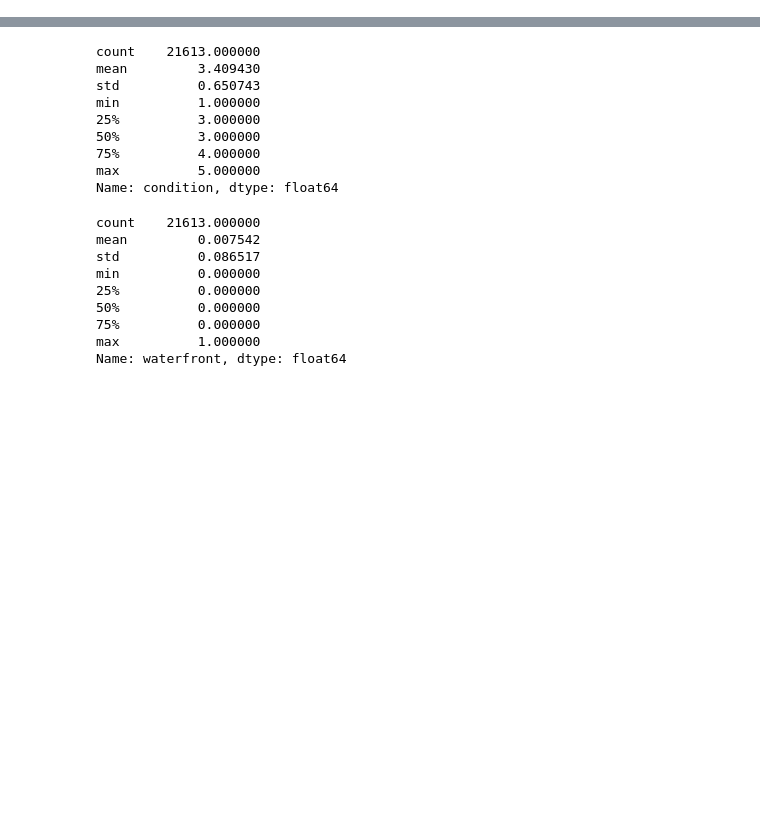
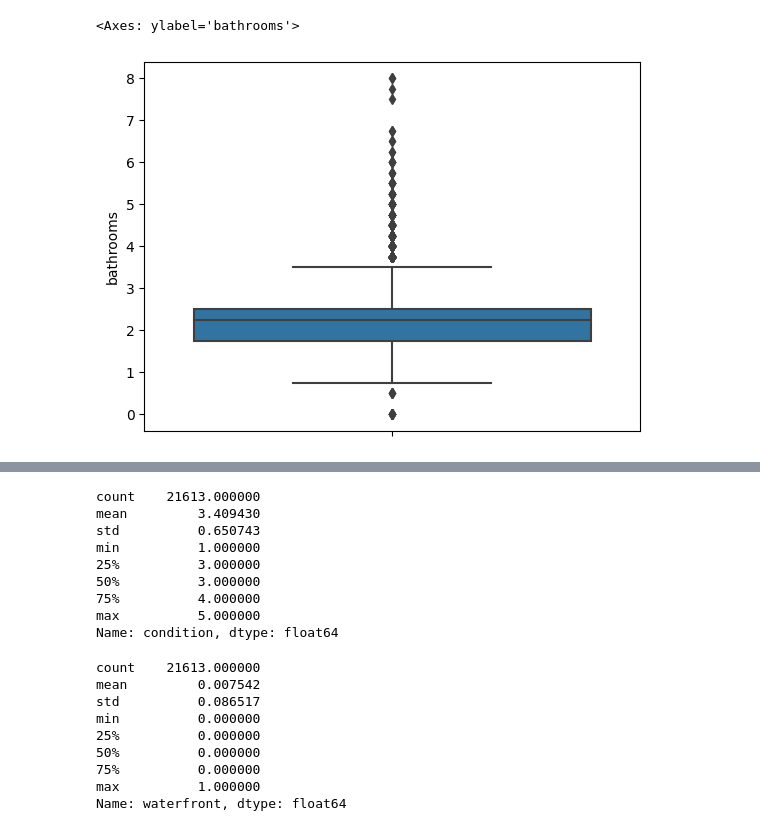
Before and after one commit to CodyDong/schulich_data_science, a Jupyter notebook: Assignment 3.ipynb, the cells around one changed output, grey strips where cells are left out. Saved outputs shown, nothing was run; the diff lists cells and outputs as text; code cells hidden in the pictures; blank space fills up the shorter version.

```diff
--- a/Assignment 3.ipynb
+++ b/Assignment 3.ipynb
@@ -63,0 +81,5 @@ house['yr_built'] = pd.to_datetime(house['yr_built'])
+# %%
+sns.boxplot(data=house,y='bathrooms')
+# %% [output]
+<Axes: ylabel='bathrooms'>
+[figure, added]
```
Also changed, not shown: parts of 14 cells of this notebook.
